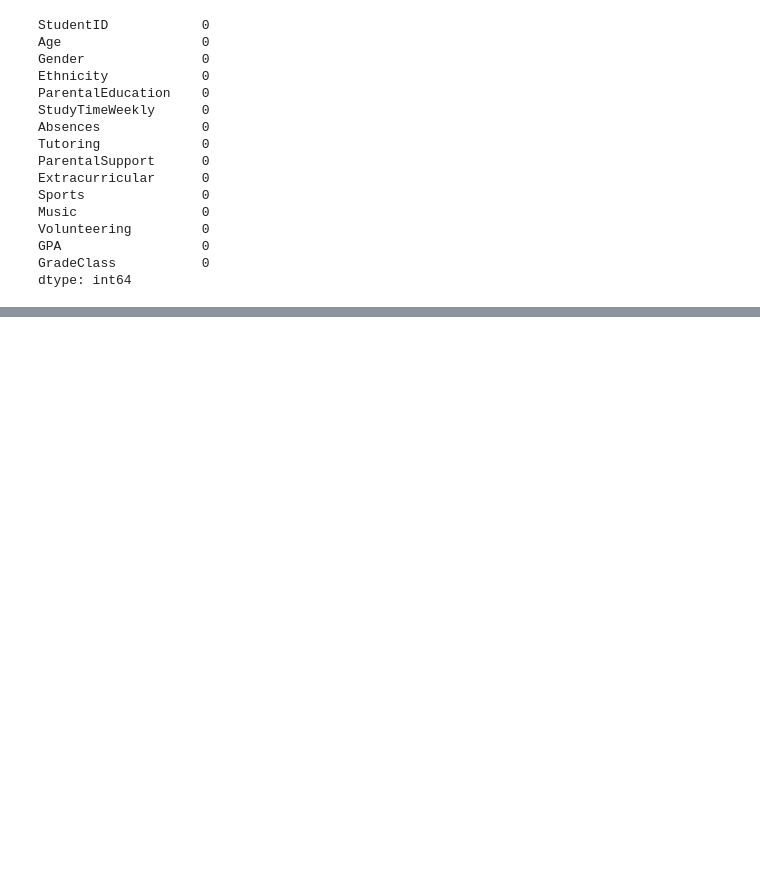
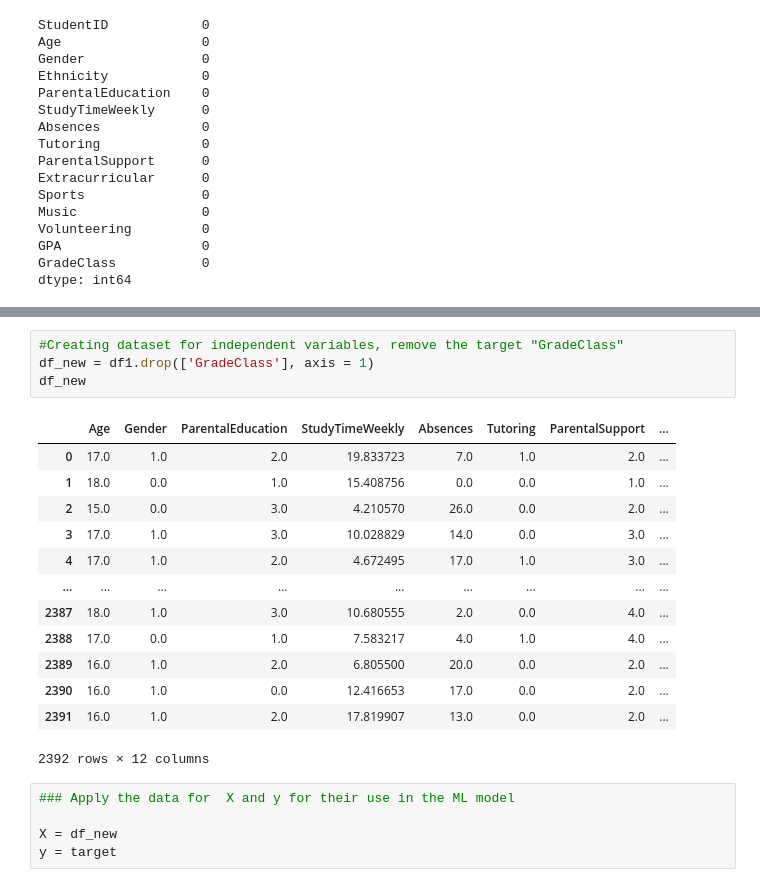
Before and after one commit to 2026726-dotcom/Machine-Learning, a Jupyter notebook: CA1-Elienai.ipynb, the cells around one changed output, grey strips where cells are left out. Saved outputs shown, nothing was run; the diff lists cells and outputs as text; blank space fills up the shorter version.

```diff
--- a/CA1-Elienai.ipynb
+++ b/CA1-Elienai.ipynb
@@ -134,0 +178,23 @@ We will apply k-means and ML for more observations....
+# %%
+#Creating dataset for independent variables, remove the target "GradeClass"
+df_new = df1.drop(['GradeClass'], axis = 1)
+df_new
+# %% [output]
+|  | Age | Gender | ParentalEducation | StudyTimeWeekly | Absences | Tutoring | ParentalSupport | ... |
+| 0 | 17.0 | 1.0 | 2.0 | 19.833723 | 7.0 | 1.0 | 2.0 | ... |
+| 1 | 18.0 | 0.0 | 1.0 | 15.408756 | 0.0 | 0.0 | 1.0 | ... |
+| 2 | 15.0 | 0.0 | 3.0 | 4.210570 | 26.0 | 0.0 | 2.0 | ... |
+| 3 | 17.0 | 1.0 | 3.0 | 10.028829 | 14.0 | 0.0 | 3.0 | ... |
+| 4 | 17.0 | 1.0 | 2.0 | 4.672495 | 17.0 | 1.0 | 3.0 | ... |
+| ... | ... | ... | ... | ... | ... | ... | ... | ... |
+| 2387 | 18.0 | 1.0 | 3.0 | 10.680555 | 2.0 | 0.0 | 4.0 | ... |
+| 2388 | 17.0 | 0.0 | 1.0 | 7.583217 | 4.0 | 1.0 | 4.0 | ... |
+| 2389 | 16.0 | 1.0 | 2.0 | 6.805500 | 20.0 | 0.0 | 2.0 | ... |
+| 2390 | 16.0 | 1.0 | 0.0 | 12.416653 | 17.0 | 0.0 | 2.0 | ... |
+| 2391 | 16.0 | 1.0 | 2.0 | 17.819907 | 13.0 | 0.0 | 2.0 | ... |
+2392 rows × 12 columns
+# %%
+### Apply the data for  X and y for their use in the ML model
+
+X = df_new
+y = target
```
Also changed, not shown: parts of 7 cells of this notebook.
